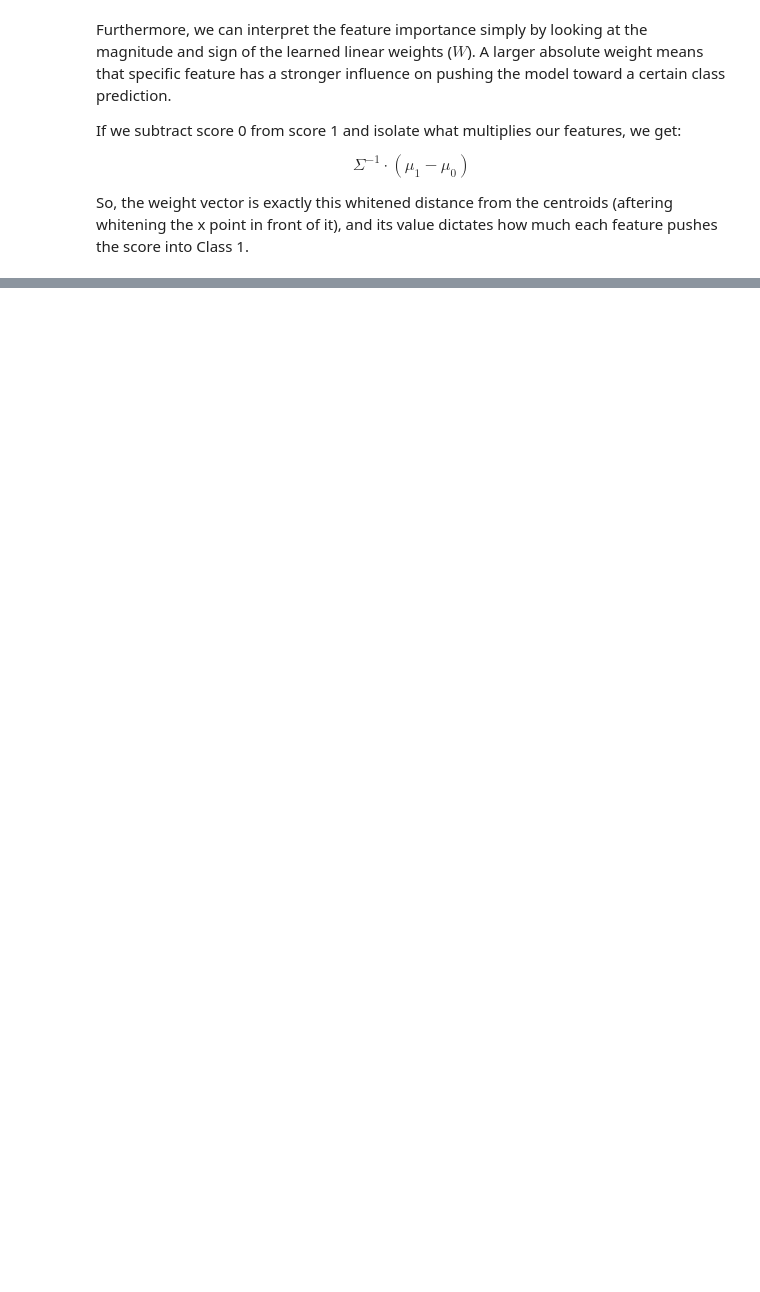
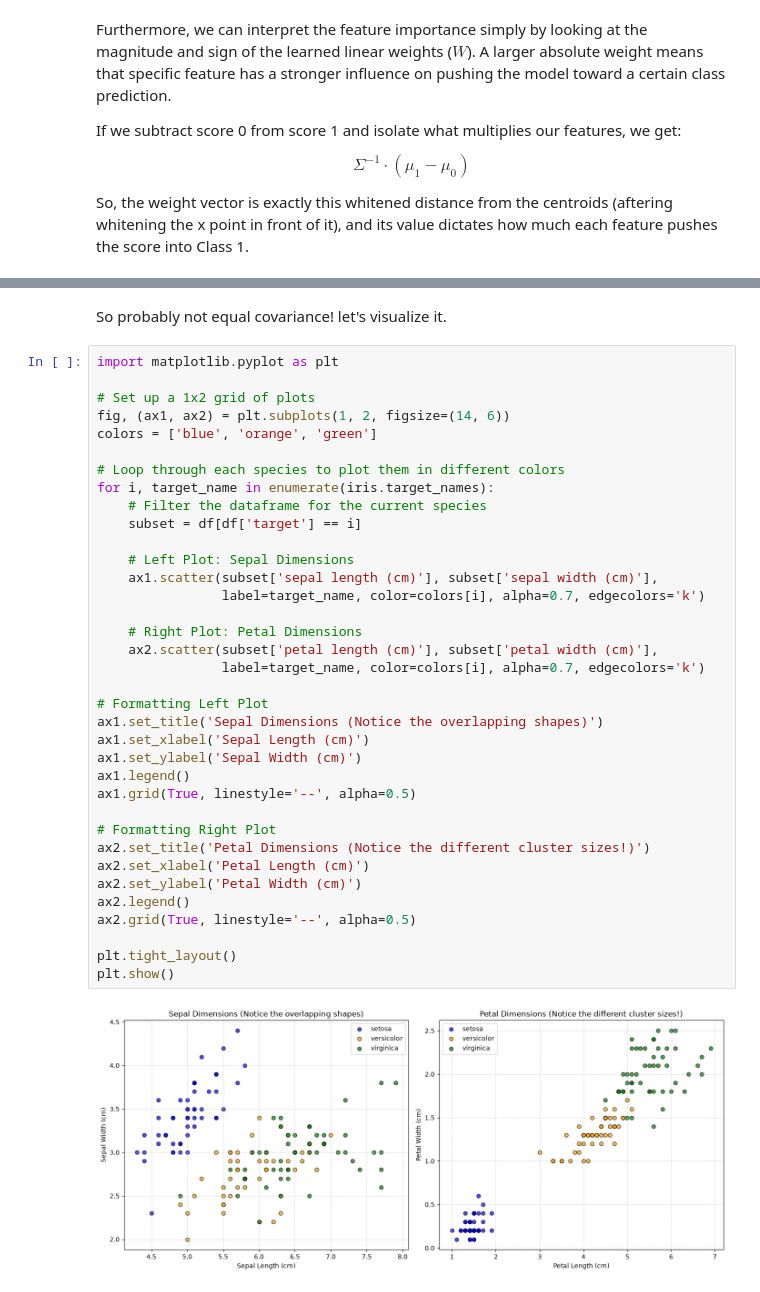
Before and after one commit to angelusualle/machine-learning, a Jupyter notebook: classification/linear-decision-boundaries/generative/lda/lda.ipynb, the cells around one changed output, grey strips where cells are left out. Drawn from its saved outputs; the diff is of its cells as text; blank space fills up the shorter version.

```diff
--- a/classification/linear-decision-boundaries/generative/lda/lda.ipynb
+++ b/classification/linear-decision-boundaries/generative/lda/lda.ipynb
@@ -388,0 +520,40 @@ todo: we need to  talk about this regularization parameter.
+# %% [markdown]
+So probably not equal covariance! let's visualize it.
+# %%
+import matplotlib.pyplot as plt
+
+# Set up a 1x2 grid of plots
+fig, (ax1, ax2) = plt.subplots(1, 2, figsize=(14, 6))
+colors = ['blue', 'orange', 'green']
+
+# Loop through each species to plot them in different colors
+for i, target_name in enumerate(iris.target_names):
+    # Filter the dataframe for the current species
+    subset = df[df['target'] == i]
+
+    # Left Plot: Sepal Dimensions
+    ax1.scatter(subset['sepal length (cm)'], subset['sepal width (cm)'],
+                label=target_name, color=colors[i], alpha=0.7, edgecolors='k')
+
+    # Right Plot: Petal Dimensions
+    ax2.scatter(subset['petal length (cm)'], subset['petal width (cm)'],
+                label=target_name, color=colors[i], alpha=0.7, edgecolors='k')
+
+# Formatting Left Plot
+ax1.set_title('Sepal Dimensions (Notice the overlapping shapes)')
+ax1.set_xlabel('Sepal Length (cm)')
+ax1.set_ylabel('Sepal Width (cm)')
+ax1.legend()
+ax1.grid(True, linestyle='--', alpha=0.5)
+
+# Formatting Right Plot
+ax2.set_title('Petal Dimensions (Notice the different cluster sizes!)')
+ax2.set_xlabel('Petal Length (cm)')
+ax2.set_ylabel('Petal Width (cm)')
+ax2.legend()
+ax2.grid(True, linestyle='--', alpha=0.5)
+
+plt.tight_layout()
+plt.show()
+# %% [output]
+[figure, added]
```
Also changed, not shown: parts of 32 cells of this notebook.
